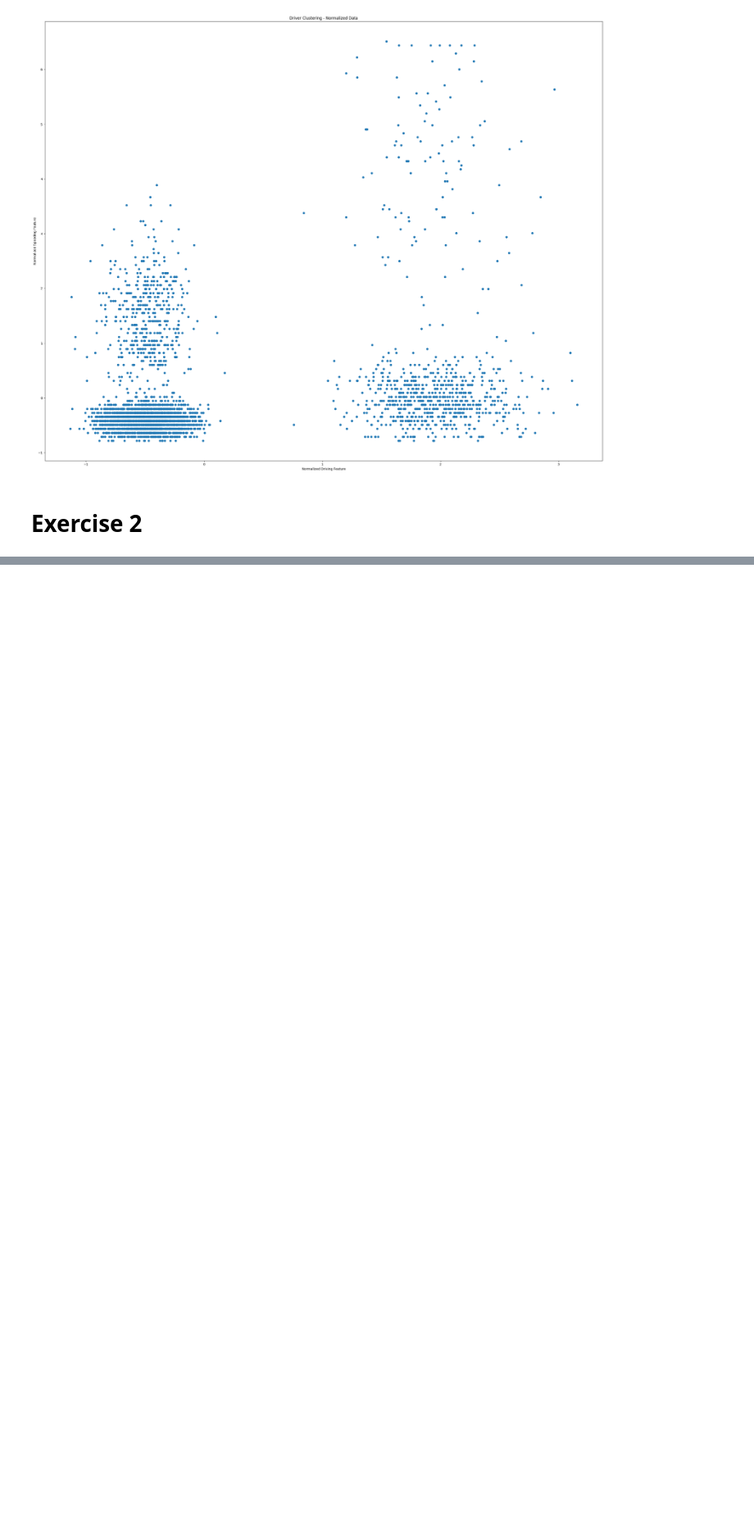
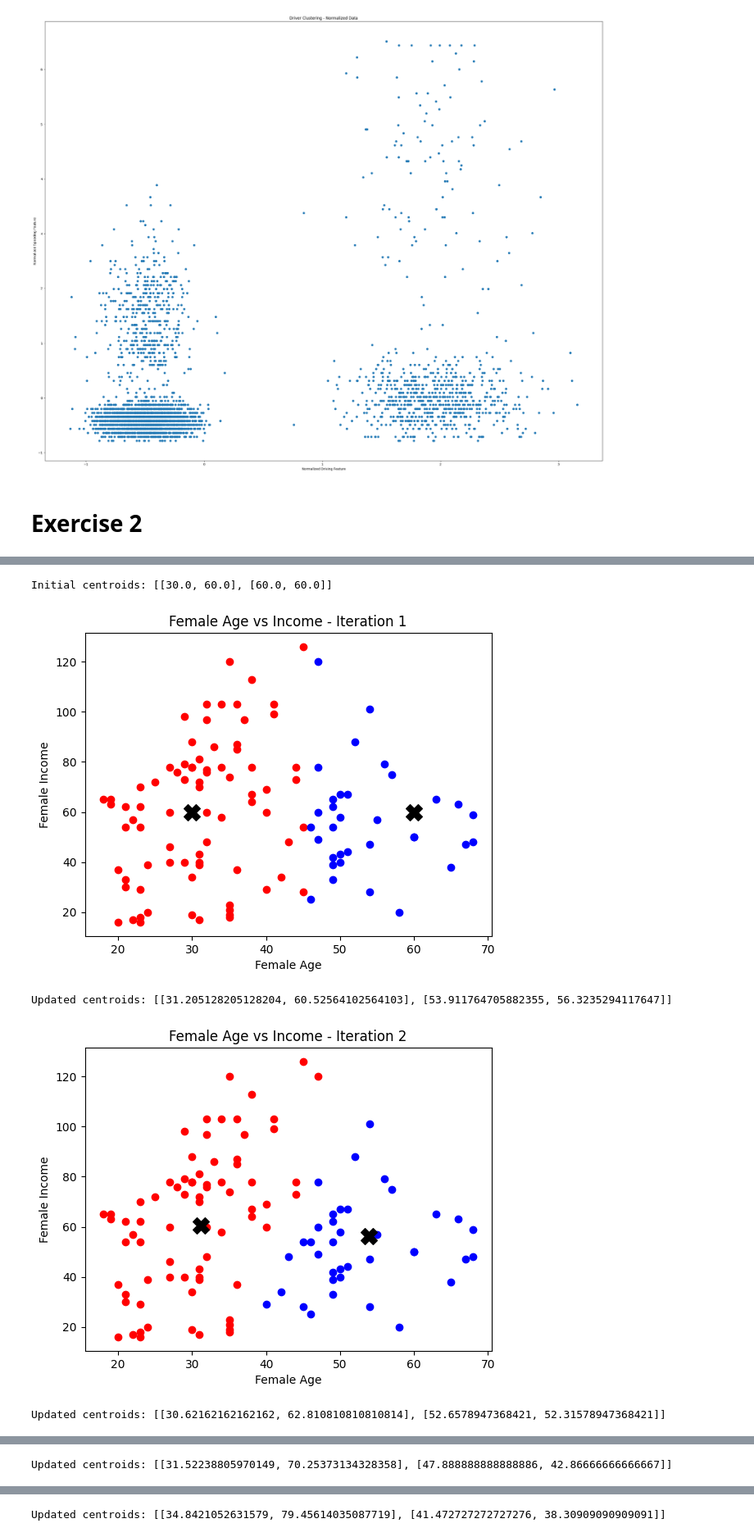
Before and after one commit to Quilhar/DataAnalytics, a Jupyter notebook: Stats/clustering.ipynb, the cells around one changed output, grey strips where cells are left out. Shown at 82% size. Drawn from its saved outputs; the diff is of its cells as text; code cells hidden in the pictures; blank space fills up the shorter version.

```diff
--- a/Stats/clustering.ipynb
+++ b/Stats/clustering.ipynb
@@ -144,0 +269,13 @@ print(reg_cluster_stats)
+# %%
+female_clusters_age__income = k_means_clustering_algorithm(female_age, female_income, "Female Age", "Female Income", "Female Age vs Income")
+
+for cluster_num in female_clusters_age__income:
+    stats = cluster_stats(female_clusters_age__income[cluster_num], cluster_num, female_age, female_income)
+
+    print(stats)
+# %% [output]
+Initial centroids: [[30.0, 60.0], [60.0, 60.0]]
+[figure, added]
+Updated centroids: [[31.205128205128204, 60.52564102564103], [53.911764705882355, 56.3235294117647]]
+[figure, added]
+Updated centroids: [[30.62162162162162, 62.810810810810814], [52.6578947368421, 52.31578947368421]]
@@ -144,0 +283 @@ print(reg_cluster_stats)
+Updated centroids: [[31.52238805970149, 70.25373134328358], [47.888888888888886, 42.86666666666667]]
@@ -144,0 +285 @@ print(reg_cluster_stats)
+Updated centroids: [[34.8421052631579, 79.45614035087719], [41.472727272727276, 38.30909090909091]]
```
Also changed, not shown: parts of 14 cells of this notebook, 4 other files.
